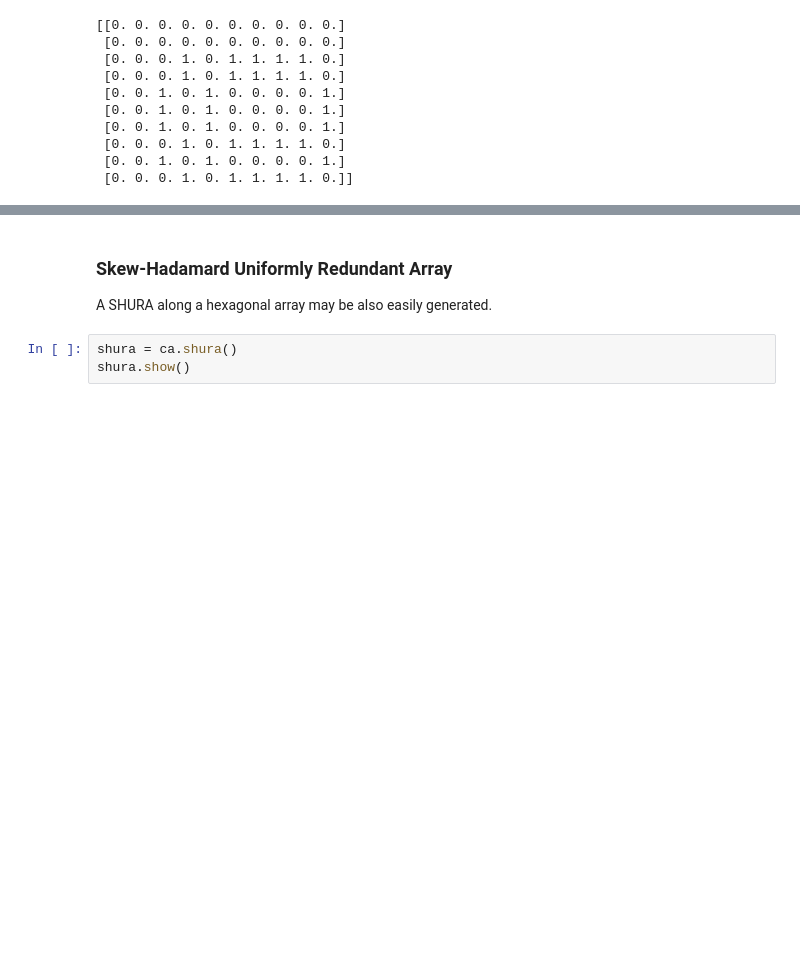
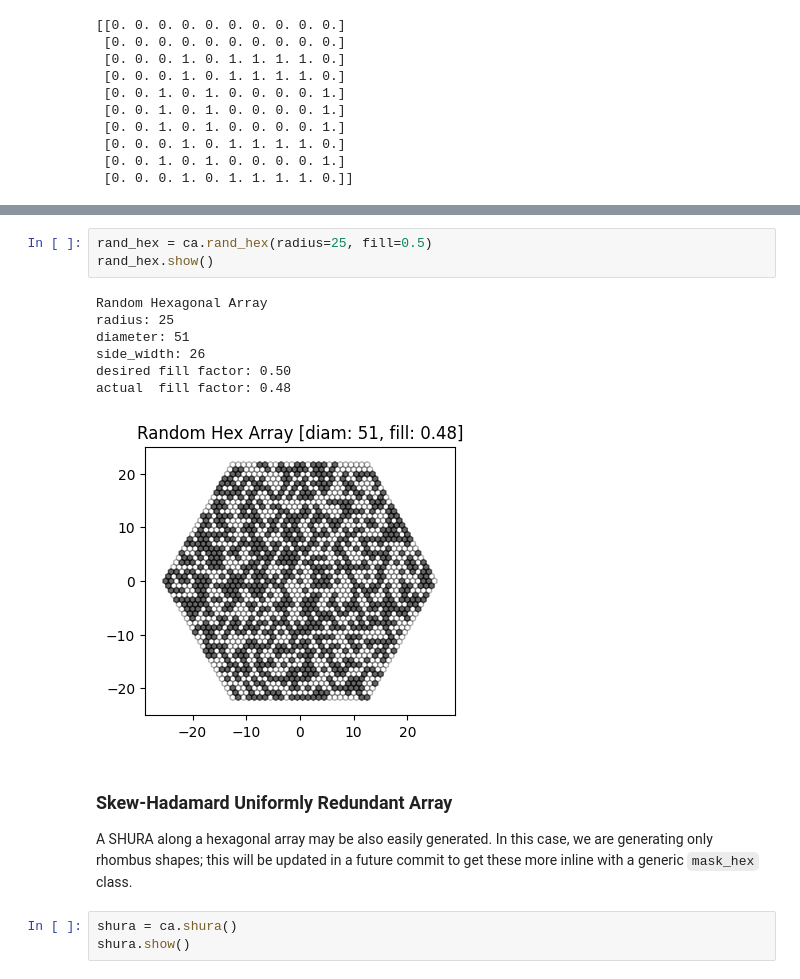
Before and after one commit to bpops/codedapertures, a Jupyter notebook: demo.ipynb, the cells around one changed output, grey strips where cells are left out. Cells and saved outputs as stored; diff of their text form; blank space fills up the shorter version.

```diff
--- a/demo.ipynb
+++ b/demo.ipynb
@@ -75,7 +79,18 @@ print(pattern[0:10,0:10])
+# %%
+rand_hex = ca.rand_hex(radius=25, fill=0.5)
+rand_hex.show()
+# %% [output]
+Random Hexagonal Array
+radius: 25
+diameter: 51
+side_width: 26
+desired fill factor: 0.50
+actual  fill factor: 0.48
+[figure, added]
 # %% [markdown]
 ### Skew-Hadamard Uniformly Redundant Array
 
-A SHURA along a hexagonal array may be also easily generated.
+A SHURA along a hexagonal array may be also easily generated. In this case, we are generating only rhombus shapes; this will be updated in a future commit to get these more inline with a generic `mask_hex` class.
 # %%
 shura = ca.shura()
 shura.show()
```
Also changed, not shown: parts of 5 cells of this notebook.
